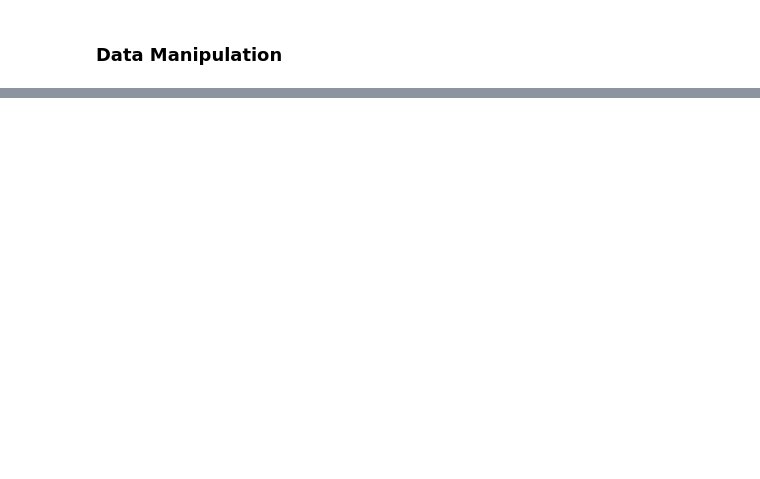
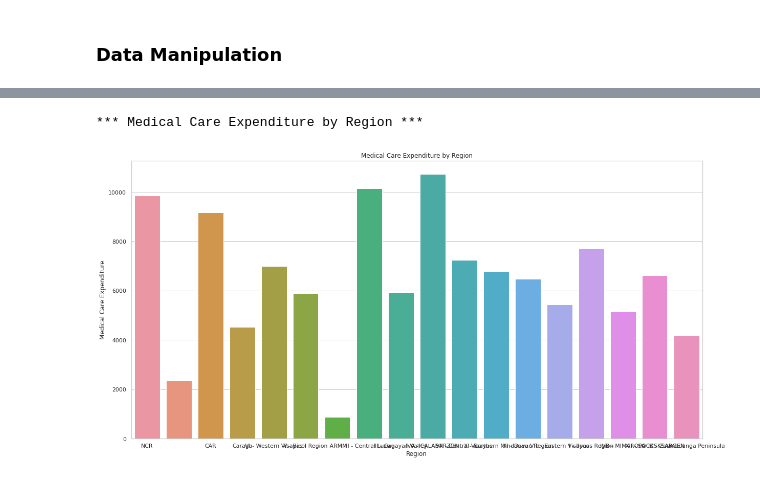
Before and after one commit to sconc/722DataMining, a Jupyter notebook: Iteration4.ipynb, the cells around one changed output, grey strips where cells are left out. Saved outputs shown, nothing was run; the diff lists cells and outputs as text; code cells hidden in the pictures; blank space fills up the shorter version.

```diff
--- a/Iteration4.ipynb
+++ b/Iteration4.ipynb
@@ -264,0 +337,10 @@ AttributeError: 'NoneType' object has no attribute 'set_option'
+# %%
+print("*** Medical Care Expenditure by Region ***")
+plt.figure(figsize=(20,10))
+sns.set(style="whitegrid", color_codes=False)
+sns.barplot(data=statsdata.toPandas(), y="Medical Care Expenditure", x="Region", ci=None)
+plt.title("Medical Care Expenditure by Region")
+plt.show()
+# %% [output]
+*** Medical Care Expenditure by Region ***
+[figure, added]
```
Also changed, not shown: parts of 31 cells of this notebook.
